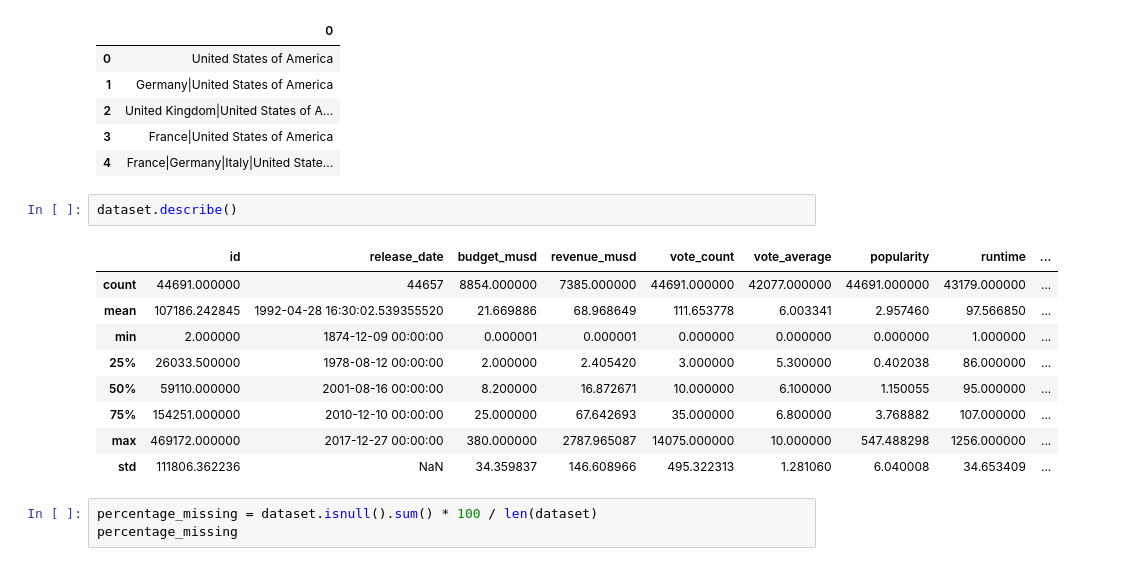
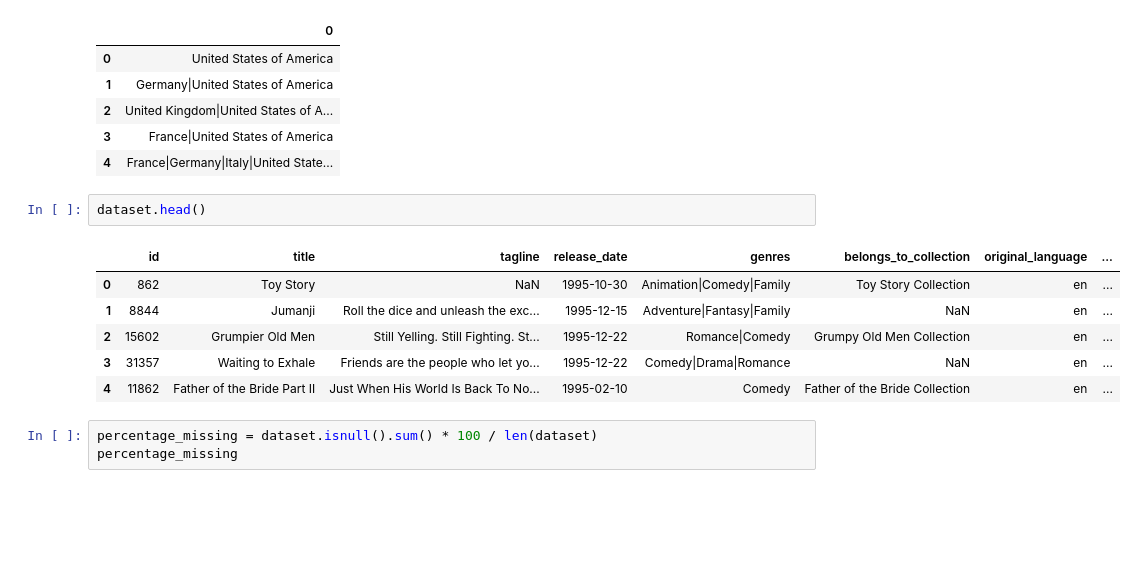
Before and after one commit to julien-data-analyst/Application_web_film, a Jupyter notebook: app/explo.ipynb, the cells around one changed output. Drawn from its saved outputs; the diff is of its cells as text; blank space fills up the shorter version.

```diff
--- a/app/explo.ipynb
+++ b/app/explo.ipynb
@@ -133,17 +133,14 @@ see_unique_values("production_countries", dataset)[0:5]
 | 3 | France|United States of America |
 | 4 | France|Germany|Italy|United State... |
 # %%
-dataset.describe()
+dataset.head()
 # %% [output]
-|  | id | release_date | budget_musd | revenue_musd | vote_count | vote_average | popularity | runtime | ... |
-| count | 44691.000000 | 44657 | 8854.000000 | 7385.000000 | 44691.000000 | 42077.000000 | 44691.000000 | 43179.000000 | ... |
-| mean | 107186.242845 | 1992-04-28 16:30:02.539355520 | 21.669886 | 68.968649 | 111.653778 | 6.003341 | 2.957460 | 97.566850 | ... |
-| min | 2.000000 | 1874-12-09 00:00:00 | 0.000001 | 0.000001 | 0.000000 | 0.000000 | 0.000000 | 1.000000 | ... |
-| 25% | 26033.500000 | 1978-08-12 00:00:00 | 2.000000 | 2.405420 | 3.000000 | 5.300000 | 0.402038 | 86.000000 | ... |
-| 50% | 59110.000000 | 2001-08-16 00:00:00 | 8.200000 | 16.872671 | 10.000000 | 6.100000 | 1.150055 | 95.000000 | ... |
-| 75% | 154251.000000 | 2010-12-10 00:00:00 | 25.000000 | 67.642693 | 35.000000 | 6.800000 | 3.768882 | 107.000000 | ... |
-| max | 469172.000000 | 2017-12-27 00:00:00 | 380.000000 | 2787.965087 | 14075.000000 | 10.000000 | 547.488298 | 1256.000000 | ... |
-| std | 111806.362236 | NaN | 34.359837 | 146.608966 | 495.322313 | 1.281060 | 6.040008 | 34.653409 | ... |
+|  | id | title | tagline | release_date | genres | belongs_to_collection | original_language | ... |
+| 0 | 862 | Toy Story | NaN | 1995-10-30 | Animation|Comedy|Family | Toy Story Collection | en | ... |
+| 1 | 8844 | Jumanji | Roll the dice and unleash the exc... | 1995-12-15 | Adventure|Fantasy|Family | NaN | en | ... |
+| 2 | 15602 | Grumpier Old Men | Still Yelling. Still Fighting. St... | 1995-12-22 | Romance|Comedy | Grumpy Old Men Collection | en | ... |
+| 3 | 31357 | Waiting to Exhale | Friends are the people who let yo... | 1995-12-22 | Comedy|Drama|Romance | NaN | en | ... |
+| 4 | 11862 | Father of the Bride Part II | Just When His World Is Back To No... | 1995-02-10 | Comedy | Father of the Bride Collection | en | ... |
 # %%
 percentage_missing = dataset.isnull().sum() * 100 / len(dataset)
 percentage_missing
```
Also changed, not shown: parts of 5 cells of this notebook, 3 other files.
